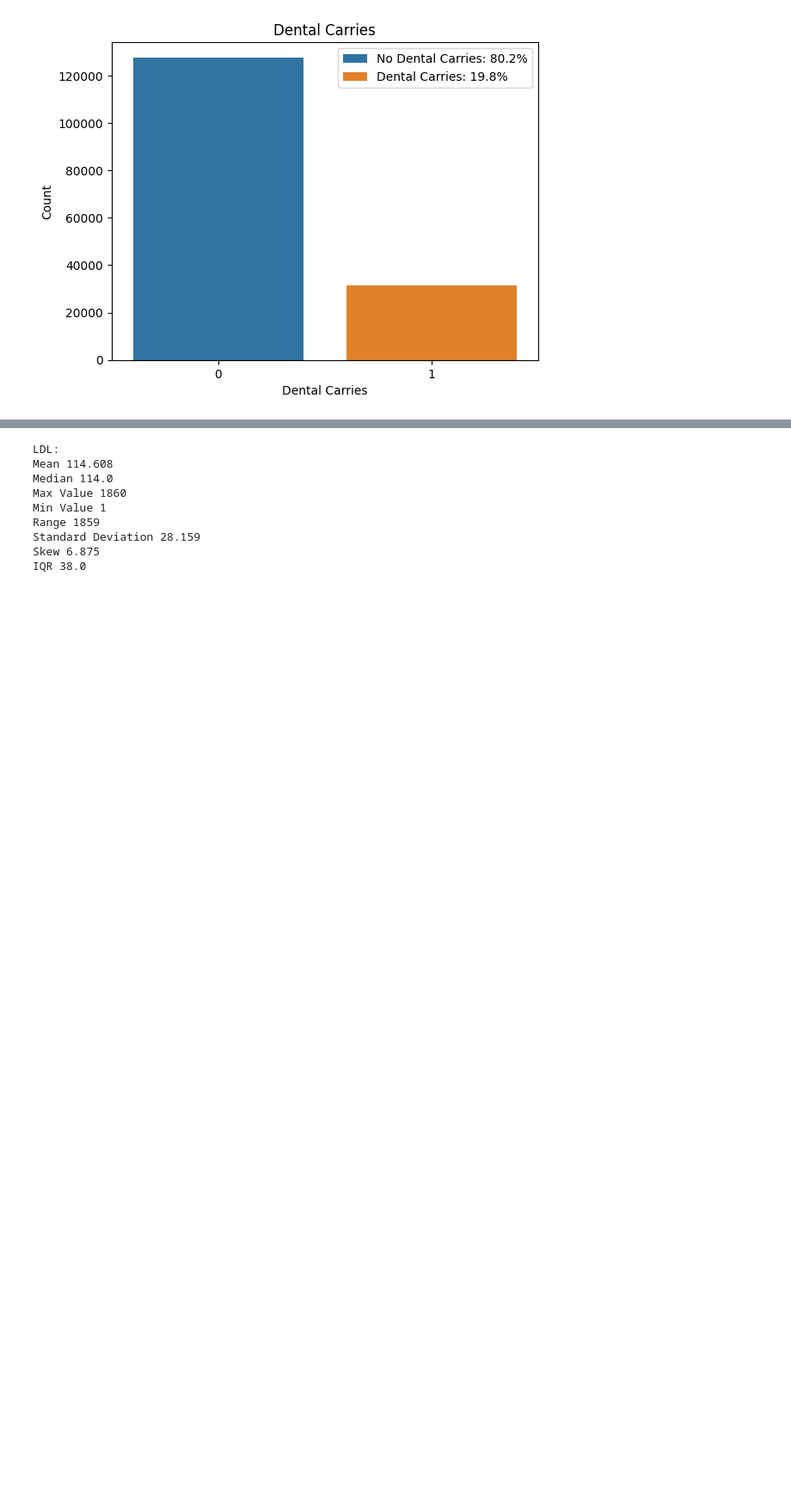
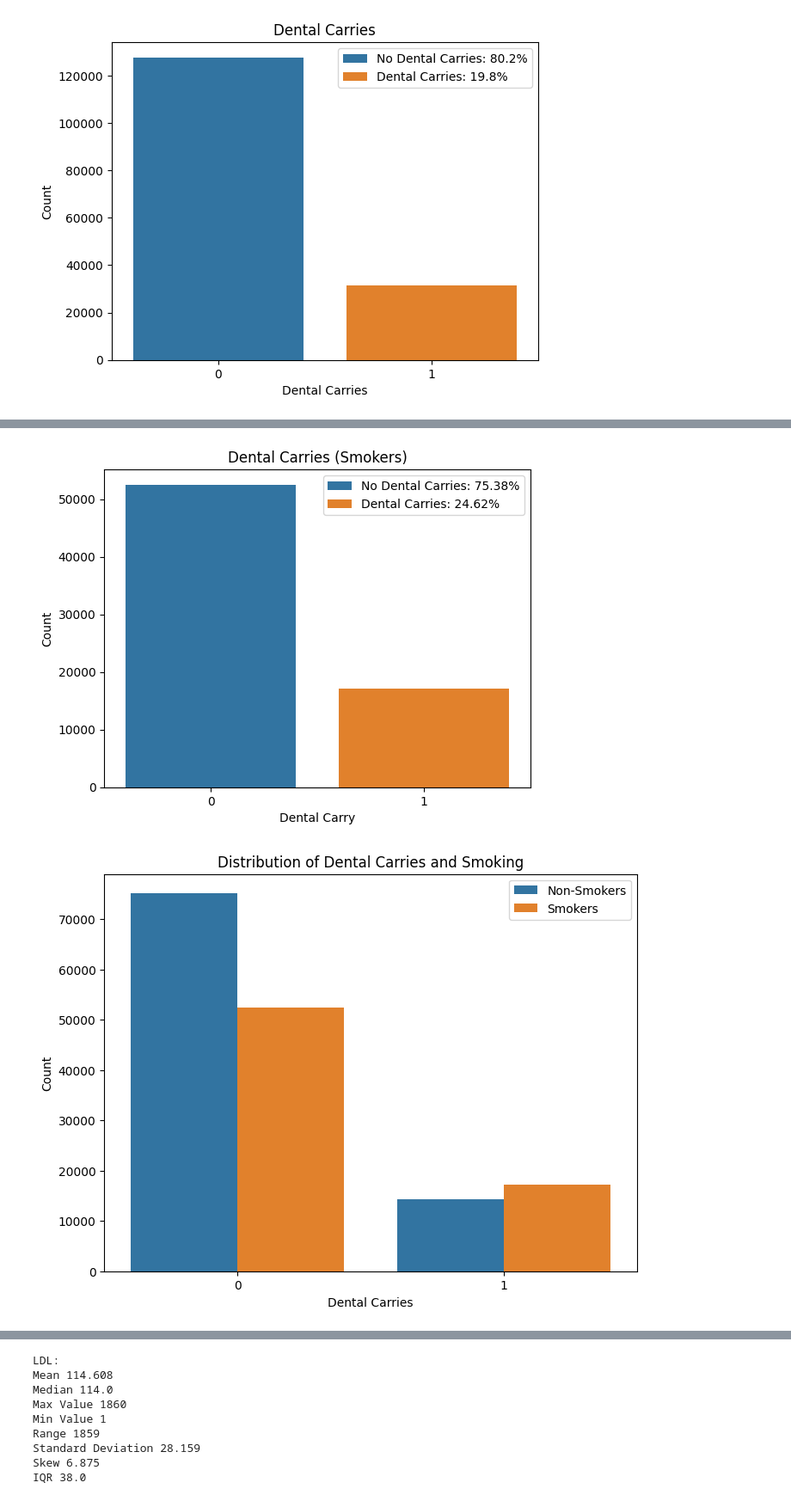
Before and after one commit to ahmedoy/SmokingData-Classification, a Jupyter notebook: data_analysis.ipynb, the cells around one changed output, grey strips where cells are left out. Shown at 86% size. Drawn from its saved outputs; the diff is of its cells as text; code cells hidden in the pictures; blank space fills up the shorter version.

```diff
--- a/data_analysis.ipynb
+++ b/data_analysis.ipynb
@@ -251,16 +143,42 @@ plt.show()
 # %%
 # Analyzing Dental Carries Feature For Non-Smokers
 dental_nonsmokers = df[df["smoking"] == 0][["dental caries"]]
 
 dental_carries_percentage_nonsmokers = 100 * len(dental_nonsmokers[dental_nonsmokers["dental caries"]==1]) / len(dental_nonsmokers)
 no_dental_carries_percentage__nonsmokers = 100 * len(dental_nonsmokers[dental_nonsmokers["dental caries"]== 0]) / len(dental_nonsmokers)
 
 # Histogram for Dental Carries For Non Smokers
 sns.countplot(x="dental caries", data=dental_nonsmokers, hue="dental caries")
 plt.xlabel('Dental Carry')
 plt.ylabel('Count')
 plt.title('Dental Carries (Non-Smokers)')
 plt.legend(labels=[f'No Dental Carries: {round(no_dental_carries_percentage__nonsmokers,2)}%',  f"Dental Carries: {round(dental_carries_percentage_nonsmokers,2)}%"])
 plt.show()
+
+# Analyzing Dental Carries Feature For Smokers
+dental_smokers = df[df["smoking"] == 1][["dental caries"]]
+
+dental_carries_percentage_smokers = 100 * len(dental_smokers[dental_smokers["dental caries"]==1]) / len(dental_smokers)
+no_dental_carries_percentage__smokers = 100 * len(dental_smokers[dental_smokers["dental caries"]== 0]) / len(dental_smokers)
+
+# Histogram for Dental Carries For Smokers
+sns.countplot(x="dental caries", data=dental_smokers, hue="dental caries")
+plt.xlabel('Dental Carry')
+plt.ylabel('Count')
+plt.title('Dental Carries (Smokers)')
+plt.legend(labels=[f'No Dental Carries: {round(no_dental_carries_percentage__smokers,2)}%',  f"Dental Carries: {round(dental_carries_percentage_smokers,2)}%"])
+plt.show()
+
+
+# Hearing Feature with respect to the target
+plt.figure(figsize=(8, 6))
+sns.countplot(x="dental caries", data=df, hue="smoking")
+plt.xlabel('Dental Carries')
+plt.ylabel('Count')
+plt.title('Distribution of Dental Carries and Smoking')
+plt.legend(labels=["Non-Smokers", "Smokers"])
+plt.show()
 # %% [output]
 [figure]
+[figure, added]
+[figure, added]
```
Also changed, not shown: parts of 11 cells of this notebook, 1 other file.
